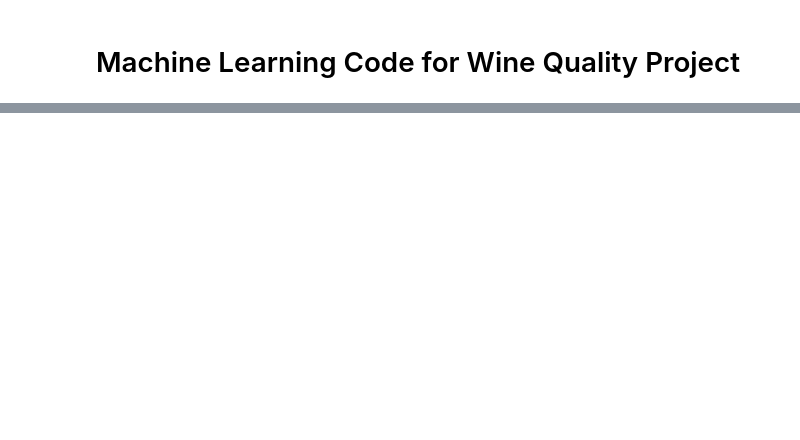
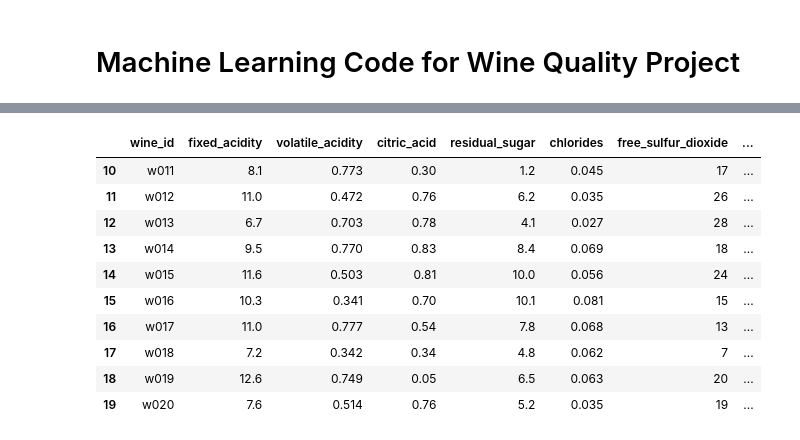
Before and after one commit to dcvath/Final_Project, a Jupyter notebook: Machine Learning Code.ipynb, the cells around one changed output, grey strips where cells are left out. Drawn from its saved outputs; the diff is of its cells as text; code cells hidden in the pictures; blank space fills up the shorter version.

```diff
--- a/Machine Learning Code.ipynb
+++ b/Machine Learning Code.ipynb
@@ -168,0 +128,19 @@ final_set.to_csv('wine_outcome.csv', index=False)
+# %%
+#separate out white and red datasets for upload to database
+white_df = final_set.loc[final_set['color_white'] == 1]
+red_df = final_set.loc[final_set['color_red'] == 1]
+# %%
+#verify white wine file
+white_df.head(10)
+# %% [output]
+|  | wine_id | fixed_acidity | volatile_acidity | citric_acid | residual_sugar | chlorides | free_sulfur_dioxide | ... |
+| 10 | w011 | 8.1 | 0.773 | 0.30 | 1.2 | 0.045 | 17 | ... |
+| 11 | w012 | 11.0 | 0.472 | 0.76 | 6.2 | 0.035 | 26 | ... |
+| 12 | w013 | 6.7 | 0.703 | 0.78 | 4.1 | 0.027 | 28 | ... |
+| 13 | w014 | 9.5 | 0.770 | 0.83 | 8.4 | 0.069 | 18 | ... |
+| 14 | w015 | 11.6 | 0.503 | 0.81 | 10.0 | 0.056 | 24 | ... |
+| 15 | w016 | 10.3 | 0.341 | 0.70 | 10.1 | 0.081 | 15 | ... |
+| 16 | w017 | 11.0 | 0.777 | 0.54 | 7.8 | 0.068 | 13 | ... |
+| 17 | w018 | 7.2 | 0.342 | 0.34 | 4.8 | 0.062 | 7 | ... |
+| 18 | w019 | 12.6 | 0.749 | 0.05 | 6.5 | 0.063 | 20 | ... |
+| 19 | w020 | 7.6 | 0.514 | 0.76 | 5.2 | 0.035 | 19 | ... |
```
Also changed, not shown: parts of 45 cells of this notebook.
